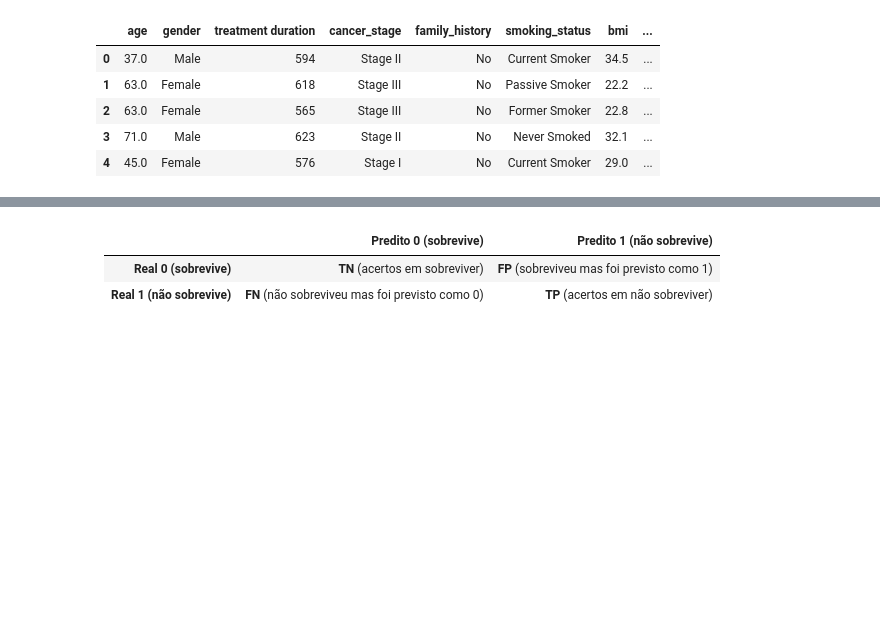
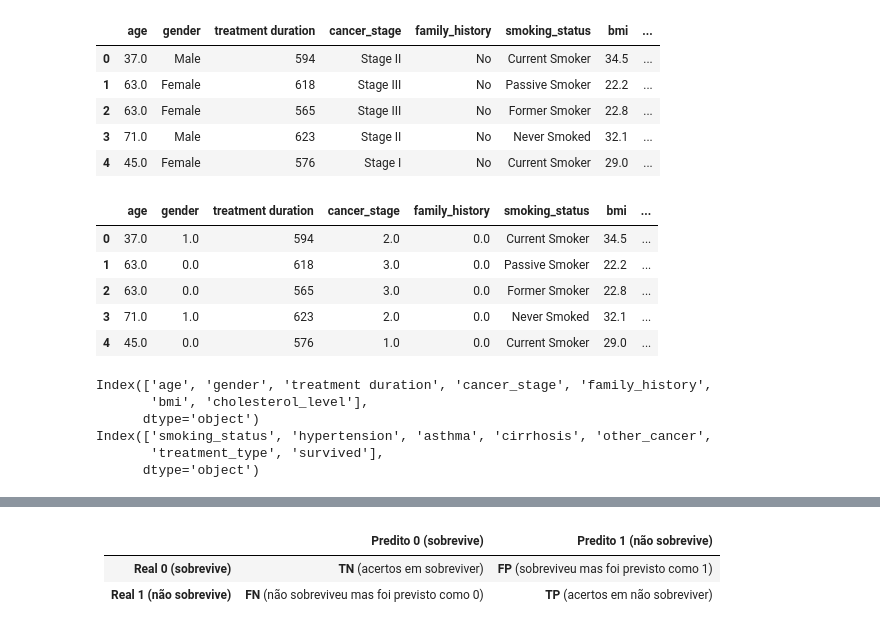
Before and after one commit to samgott123/GA036-IAM, a Jupyter notebook: EDA.ipynb, the cells around one changed output, grey strips where cells are left out. Cells and saved outputs as stored; diff of their text form; code cells hidden in the pictures; blank space fills up the shorter version.

```diff
--- a/EDA.ipynb
+++ b/EDA.ipynb
@@ -267,3 +273,35 @@ df.head()
 | 2 | 63.0 | Female | 565 | Stage III | No | Former Smoker | 22.8 | ... |
 | 3 | 71.0 | Male | 623 | Stage II | No | Never Smoked | 32.1 | ... |
 | 4 | 45.0 | Female | 576 | Stage I | No | Current Smoker | 29.0 | ... |
+# %%
+stages = {'Stage II':2.0, 'Stage III':3.0, 'Stage I':1.0, 'Stage IV':4.0}
+df['cancer_stage'] = df['cancer_stage'].map(lambda row : stages[row])
+# %%
+genders = {'Male':1.0,'Female':0.0}
+df['gender'] = df['gender'].map(lambda row : genders[row])
+# %%
+history = {'No':0.0, 'Yes':1.0}
+df['family_history'] = df['family_history'].map(lambda row : history[row])
+# %%
+df.head()
+# %% [output]
+|  | age | gender | treatment duration | cancer_stage | family_history | smoking_status | bmi | ... |
+| 0 | 37.0 | 1.0 | 594 | 2.0 | 0.0 | Current Smoker | 34.5 | ... |
+| 1 | 63.0 | 0.0 | 618 | 3.0 | 0.0 | Passive Smoker | 22.2 | ... |
+| 2 | 63.0 | 0.0 | 565 | 3.0 | 0.0 | Former Smoker | 22.8 | ... |
+| 3 | 71.0 | 1.0 | 623 | 2.0 | 0.0 | Never Smoked | 32.1 | ... |
+| 4 | 45.0 | 0.0 | 576 | 1.0 | 0.0 | Current Smoker | 29.0 | ... |
+# %%
+numericas = df.select_dtypes(include=["int64", "float64"]).columns
+
+categoricas = df.select_dtypes(exclude=["number"]).columns
+
+print(numericas)
+print(categoricas)
+# %% [output]
+Index(['age', 'gender', 'treatment duration', 'cancer_stage', 'family_history',
+       'bmi', 'cholesterol_level'],
+      dtype='object')
+Index(['smoking_status', 'hypertension', 'asthma', 'cirrhosis', 'other_cancer',
+       'treatment_type', 'survived'],
+      dtype='object')
```
Also changed, not shown: parts of 3 cells of this notebook.
